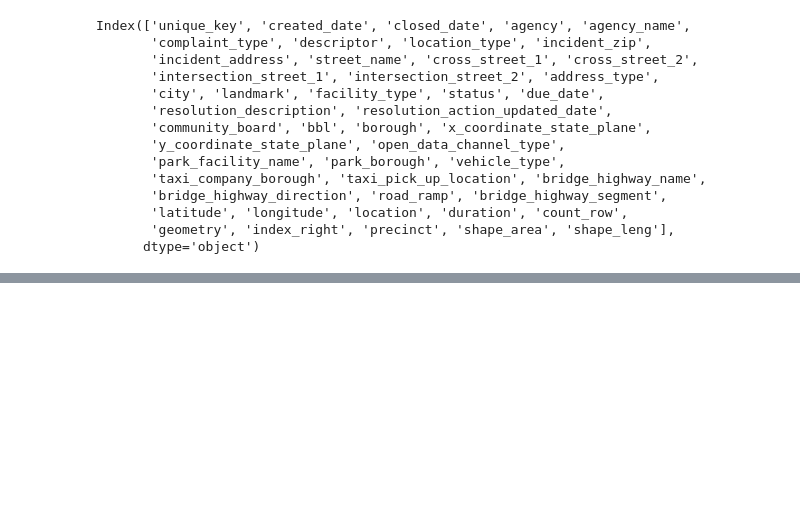
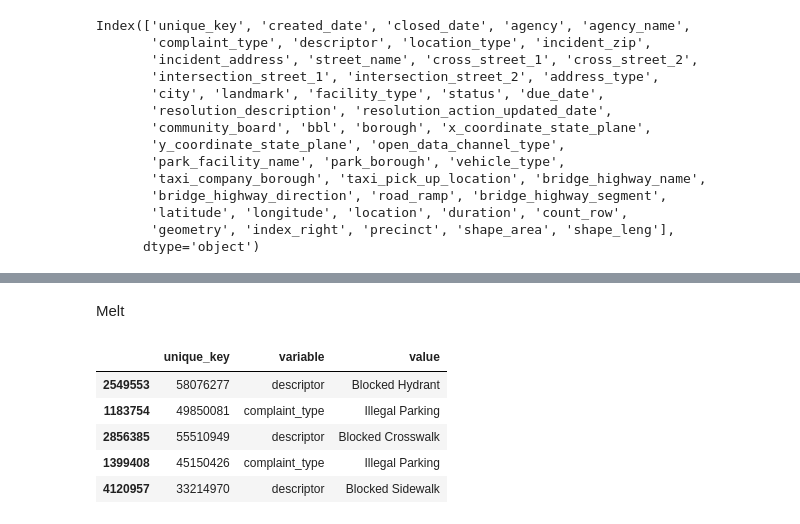
Before and after one commit to ssigman1/group4-nypd, a Jupyter notebook: Notebooks/group4_SavannahSigman.ipynb, the cells around one changed output, grey strips where cells are left out. Cells and saved outputs as stored; diff of their text form; code cells hidden in the pictures; blank space fills up the shorter version.

```diff
--- a/Notebooks/group4_SavannahSigman.ipynb
+++ b/Notebooks/group4_SavannahSigman.ipynb
@@ -396,0 +397,2 @@ inner_year.head(20)
+# %% [markdown]
+Melt
@@ -396,0 +401,9 @@ inner_year.head(20)
+# %%
+des_com_melt.sample(5)
+# %% [output]
+|  | unique_key | variable | value |
+| 2549553 | 58076277 | descriptor | Blocked Hydrant |
+| 1183754 | 49850081 | complaint_type | Illegal Parking |
+| 2856385 | 55510949 | descriptor | Blocked Crosswalk |
+| 1399408 | 45150426 | complaint_type | Illegal Parking |
+| 4120957 | 33214970 | descriptor | Blocked Sidewalk |
```
Also changed, not shown: parts of 22 cells of this notebook.
